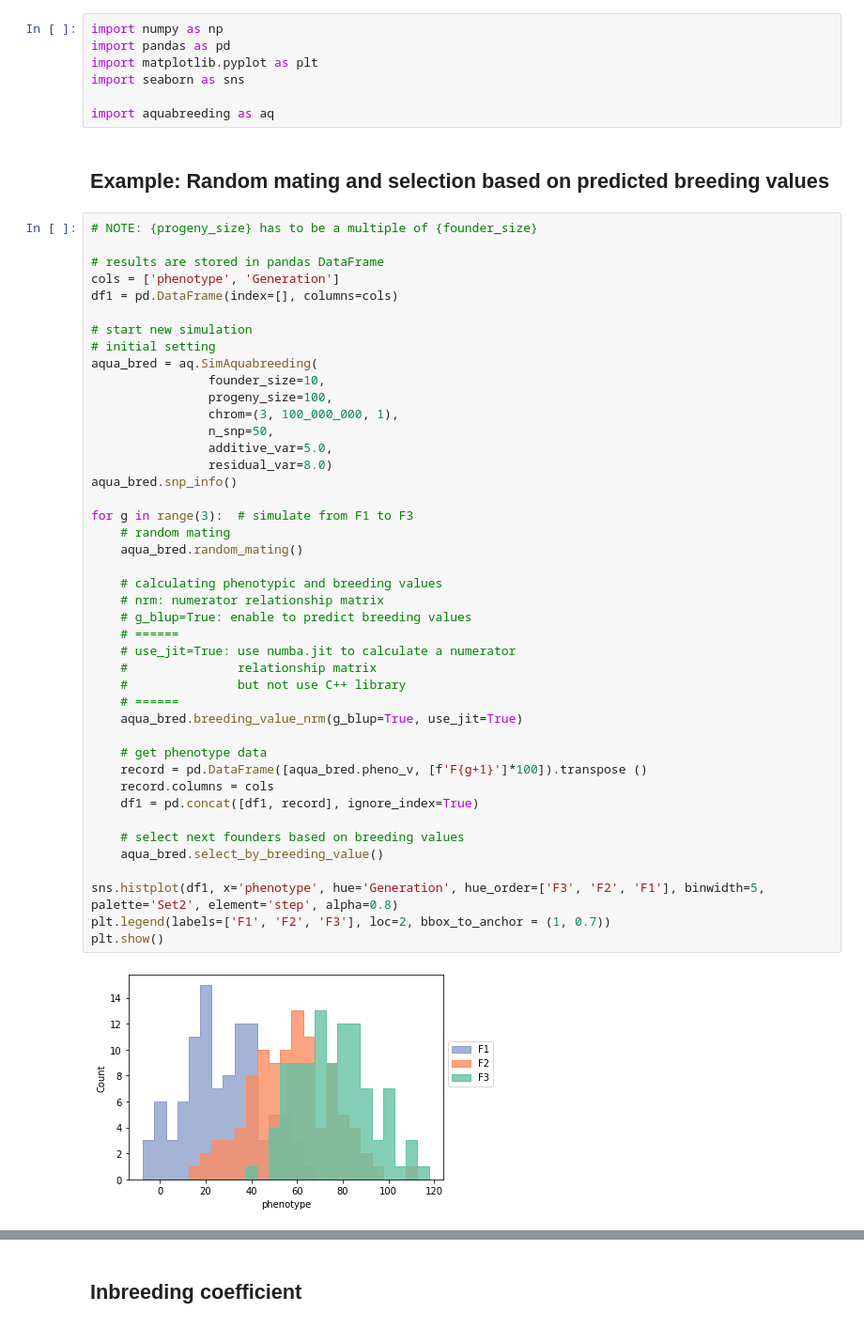
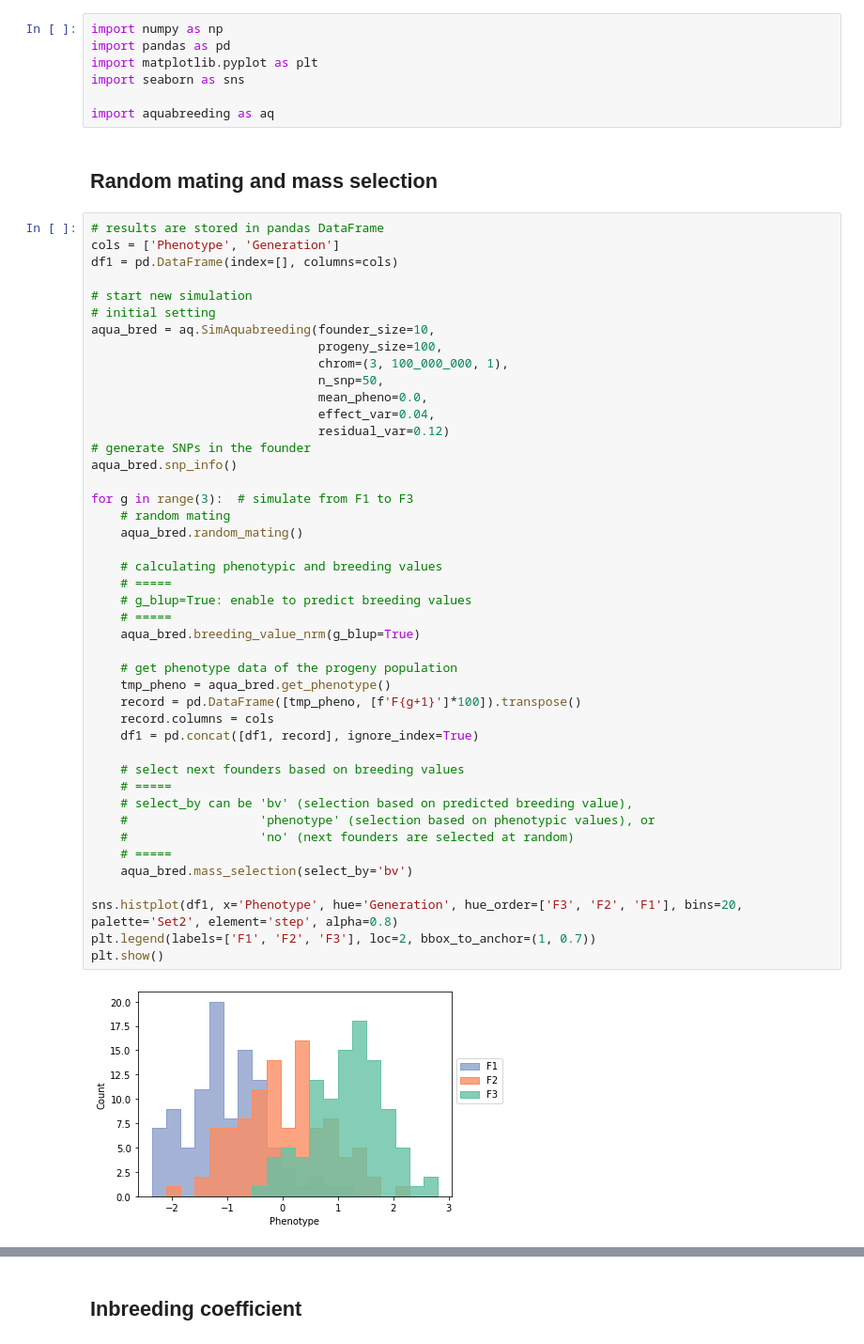
Before and after one commit to showhey0119/aquabreeding, a Jupyter notebook: aquabreeding_tutorial.ipynb, the cells around one changed output, grey strips where cells are left out. Shown at 94% size. Cells and saved outputs as stored; diff of their text form.

```diff
--- a/aquabreeding_tutorial.ipynb
+++ b/aquabreeding_tutorial.ipynb
@@ -44,49 +39,50 @@ import seaborn as sns
 
 import aquabreeding as aq
 # %% [markdown]
-## Example: Random mating and selection based on predicted breeding values
+## Random mating and mass selection
 # %%
-# NOTE: {progeny_size} has to be a multiple of {founder_size}
-
 # results are stored in pandas DataFrame
-cols = ['phenotype', 'Generation']
+cols = ['Phenotype', 'Generation']
 df1 = pd.DataFrame(index=[], columns=cols)
 
 # start new simulation
 # initial setting
-aqua_bred = aq.SimAquabreeding(
-                founder_size=10,
-                progeny_size=100,
-                chrom=(3, 100_000_000, 1),
-                n_snp=50,
-                additive_var=5.0,
-                residual_var=8.0)
+aqua_bred = aq.SimAquabreeding(founder_size=10,
+                               progeny_size=100,
+                               chrom=(3, 100_000_000, 1),
+                               n_snp=50,
+                               mean_pheno=0.0,
+                               effect_var=0.04,
+                               residual_var=0.12)
+# generate SNPs in the founder
 aqua_bred.snp_info()
 
 for g in range(3):  # simulate from F1 to F3
     # random mating
     aqua_bred.random_mating()
 
     # calculating phenotypic and breeding values
-    # nrm: numerator relationship matrix
+    # =====
     # g_blup=True: enable to predict breeding values
-    # ======
-    # use_jit=True: use numba.jit to calculate a numerator
-    #               relationship matrix
-    #               but not use C++ library
-    # ======
-    aqua_bred.breeding_value_nrm(g_blup=True, use_jit=True)
+    # =====
+    aqua_bred.breeding_value_nrm(g_blup=True)
 
-    # get phenotype data
-    record = pd.DataFrame([aqua_bred.pheno_v, [f'F{g+1}']*100]).transpose ()
+    # get phenotype data of the progeny population
+    tmp_pheno = aqua_bred.get_phenotype()
+    record = pd.DataFrame([tmp_pheno, [f'F{g+1}']*100]).transpose()
     record.columns = cols
     df1 = pd.concat([df1, record], ignore_index=True)
 
     # select next founders based on breeding values
-    aqua_bred.select_by_breeding_value()
+    # =====
+    # select_by can be 'bv' (selection based on predicted breeding value),
+    #                  'phenotype' (selection based on phenotypic values), or
+    #                  'no' (next founders are selected at random)
+    # =====
+    aqua_bred.mass_selection(select_by='bv')
 
-sns.histplot(df1, x='phenotype', hue='Generation', hue_order=['F3', 'F2', 'F1'], binwidth=5, palette='Set2', element='step', alpha=0.8)
-plt.legend(labels=['F1', 'F2', 'F3'], loc=2, bbox_to_anchor = (1, 0.7))
+sns.histplot(df1, x='Phenotype', hue='Generation', hue_order=['F3', 'F2', 'F1'], bins=20, palette='Set2', element='step', alpha=0.8)
+plt.legend(labels=['F1', 'F2', 'F3'], loc=2, bbox_to_anchor=(1, 0.7))
 plt.show()
 # %% [output]
-[figure, old version]
+[figure, new version]
```
Also changed, not shown: parts of 19 cells of this notebook, 8 other files.
